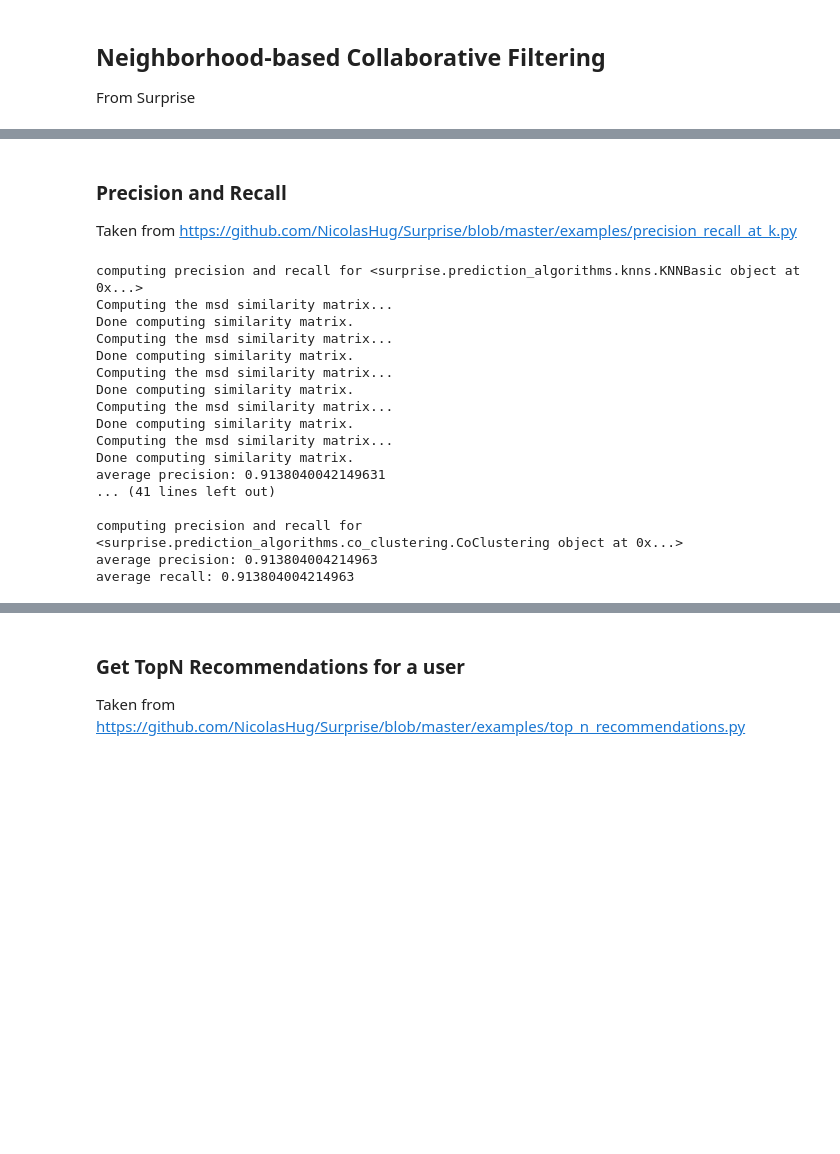
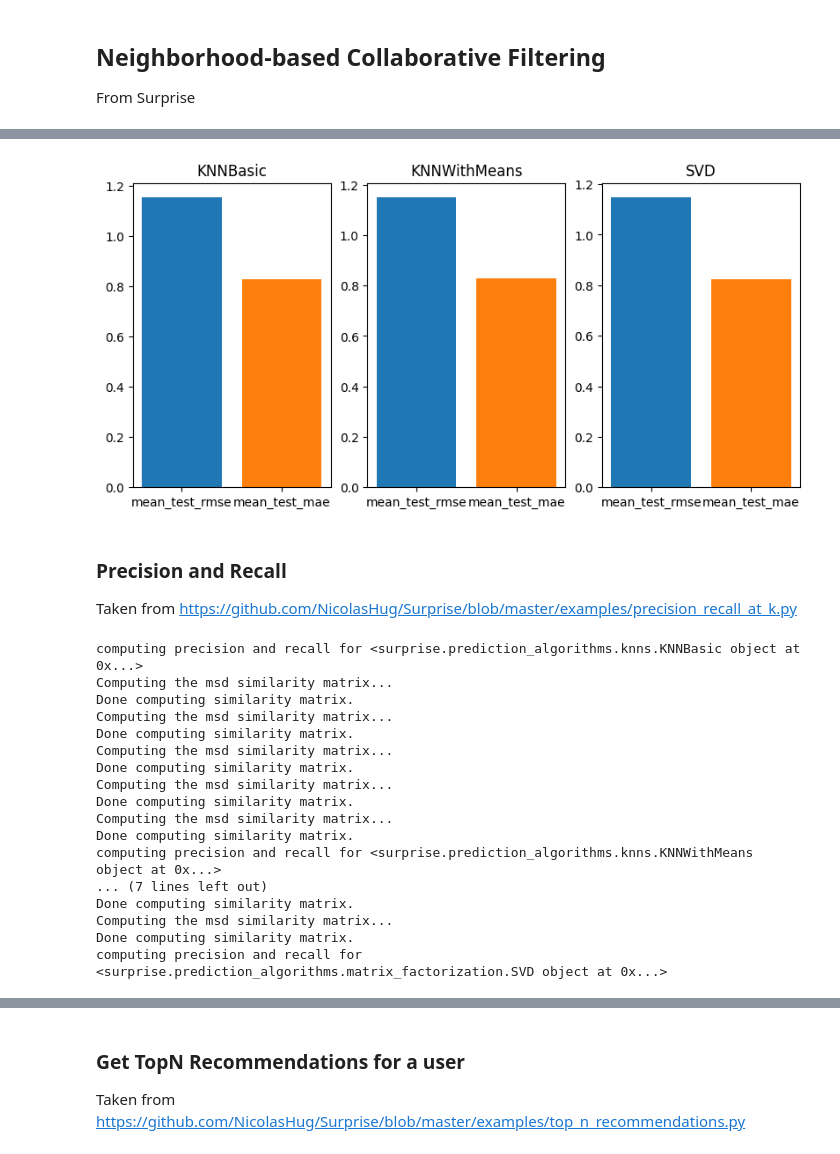
Before and after one commit to K-Winkles/kaban-multimodel-recommender, a Jupyter notebook: dev/main.ipynb, the cells around one changed output, grey strips where cells are left out. Drawn from its saved outputs; the diff is of its cells as text; code cells hidden in the pictures; blank space fills up the shorter version.

```diff
--- a/dev/main.ipynb
+++ b/dev/main.ipynb
@@ -81,3 +125,16 @@ Test time         0.00    0.00    0.00    0.00    0.00    0.00    0.00
+# %%
+fig, axes = plt.subplots(1, 3, figsize=(8,4), layout='constrained')
+method = ["KNNBasic", "KNNWithMeans", "SVD"]
+ind = 0
+for m in metrics_list:
+    for k in m:
+        if 'mean' in k:
+            axes[ind].bar(k, m[k])
+            axes[ind].set_title(method[ind])
+    ind += 1
+plt.show()
+# %% [output]
+[figure, added]
 # %% [markdown]
 ### Precision and Recall
 
@@ -124,22 +181,17 @@ def precision_recall_at_k(predictions, k=10, threshold=3.5):
 
 kf = KFold(n_splits=5)
 
+algo_res = []
 for algo in algos:
     print(f"computing precision and recall for {algo}")
-    precision_list = []
-    recall_list = []
+    res_dict = {'precision': [], 'recall': []}
     for trainset, testset in kf.split(dataset):
         algo.fit(trainset)
         predictions = algo.test(testset)
         precisions, recalls = precision_recall_at_k(predictions, k=5, threshold=4)
-
-        # Precision and recall can then be averaged over all users
-        precision_list.append(sum(prec for prec in precisions.values()) / len(precisions))
-        recall_list.append(sum(rec for rec in recalls.values()) / len(recalls))
-    average_precision = np.mean(precision_list)
-    average_recall = np.mean(recall_list)
-    print(f"average precision: {average_precision}")
-    print(f"average recall: {average_recall}\n")
+        res_dict['precision'].append(sum(prec for prec in precisions.values()) / len(precisions))
+        res_dict['recall'].append(sum(rec for rec in recalls.values()) / len(recalls))
+    algo_res.append(res_dict)
 # %% [output]
 computing precision and recall for <surprise.prediction_algorithms.knns.KNNBasic object at 0x...>
 Computing the msd similarity matrix...
@@ -152,9 +204,9 @@ Computing the msd similarity matrix...
 Done computing similarity matrix.
 Computing the msd similarity matrix...
 Done computing similarity matrix.
-average precision: 0.9138040042149631
-... (41 lines left out)
-
-computing precision and recall for <surprise.prediction_algorithms.co_clustering.CoClustering object at 0x...>
-average precision: 0.913804004214963
-average recall: 0.913804004214963
+computing precision and recall for <surprise.prediction_algorithms.knns.KNNWithMeans object at 0x...>
+... (7 lines left out)
+Done computing similarity matrix.
+Computing the msd similarity matrix...
+Done computing similarity matrix.
+computing precision and recall for <surprise.prediction_algorithms.matrix_factorization.SVD object at 0x...>
```
Also changed, not shown: parts of 28 cells of this notebook, 3 other files.
